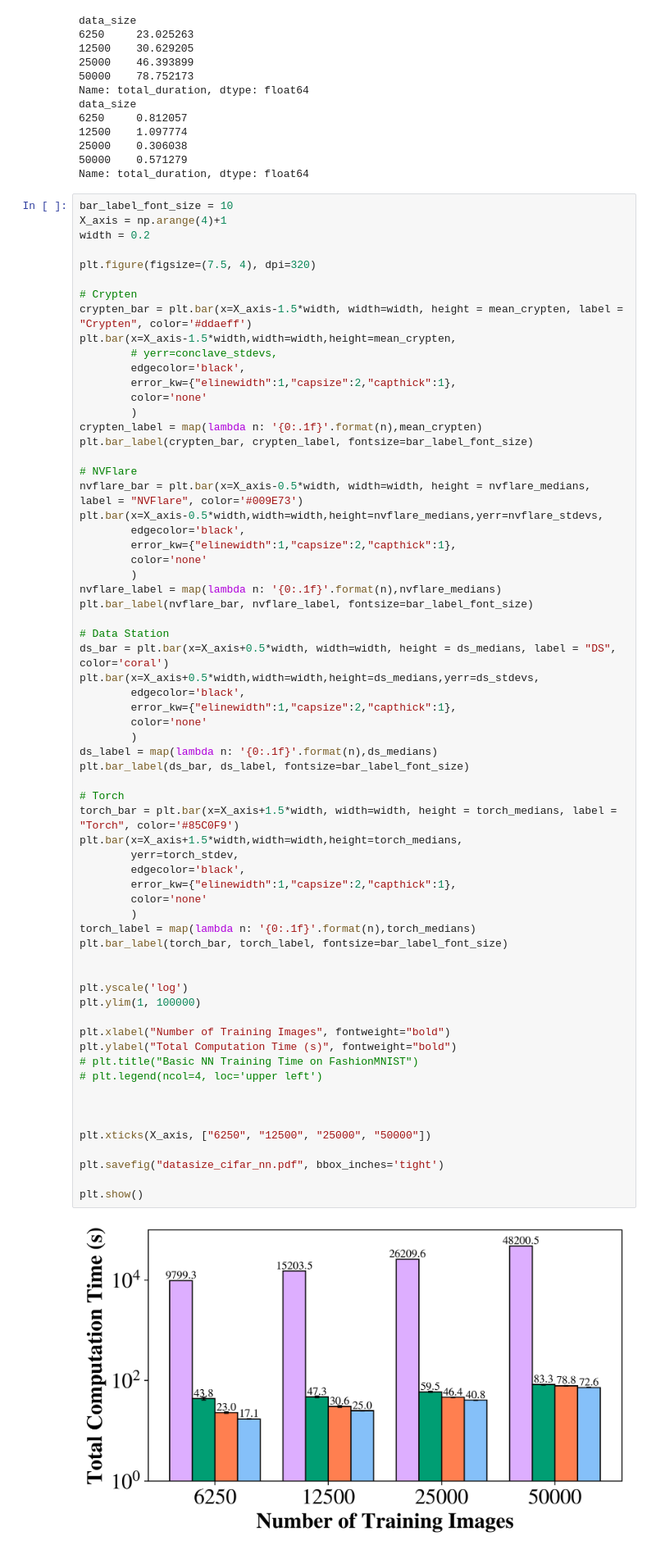
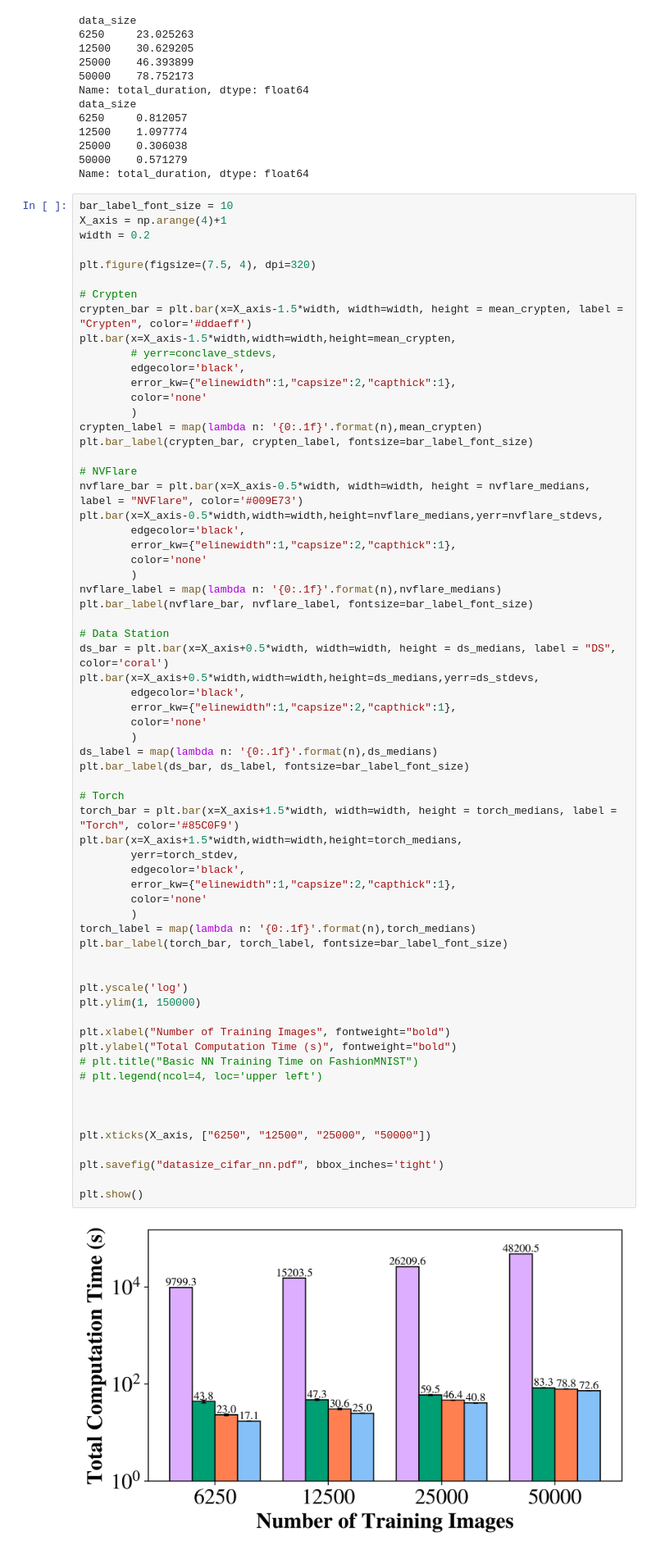
Before and after one commit to Dumplingz/data-pooling-experiments, a Jupyter notebook: data_analysis/cifar_datasize_data_parsing.ipynb, the cells around one changed output. Shown at 82% size. Drawn from its saved outputs; the diff is of its cells as text.

```diff
--- a/data_analysis/cifar_datasize_data_parsing.ipynb
+++ b/data_analysis/cifar_datasize_data_parsing.ipynb
@@ -160,35 +160,35 @@ plt.bar(x=X_axis+0.5*width,width=width,height=ds_medians,yerr=ds_stdevs,
 ds_label = map(lambda n: '{0:.1f}'.format(n),ds_medians)
 plt.bar_label(ds_bar, ds_label, fontsize=bar_label_font_size)
 
 # Torch
 torch_bar = plt.bar(x=X_axis+1.5*width, width=width, height = torch_medians, label = "Torch", color='#85C0F9')
 plt.bar(x=X_axis+1.5*width,width=width,height=torch_medians,
         yerr=torch_stdev,
         edgecolor='black',
         error_kw={"elinewidth":1,"capsize":2,"capthick":1},
         color='none'
         )
 torch_label = map(lambda n: '{0:.1f}'.format(n),torch_medians)
 plt.bar_label(torch_bar, torch_label, fontsize=bar_label_font_size)
 
 
 plt.yscale('log')
-plt.ylim(1, 100000)
+plt.ylim(1, 150000)
 
 plt.xlabel("Number of Training Images", fontweight="bold")
 plt.ylabel("Total Computation Time (s)", fontweight="bold")
 # plt.title("Basic NN Training Time on FashionMNIST")
 # plt.legend(ncol=4, loc='upper left')
 
 
 
 plt.xticks(X_axis, ["6250", "12500", "25000", "50000"])
 
 plt.savefig("datasize_cifar_nn.pdf", bbox_inches='tight')
 
 plt.show()
 # %% [output]
-[figure, old version]
+[figure, new version]
 # %% [markdown]
 # Accuracy
 # %% [markdown]
```
Also changed, not shown: 5 other files.
